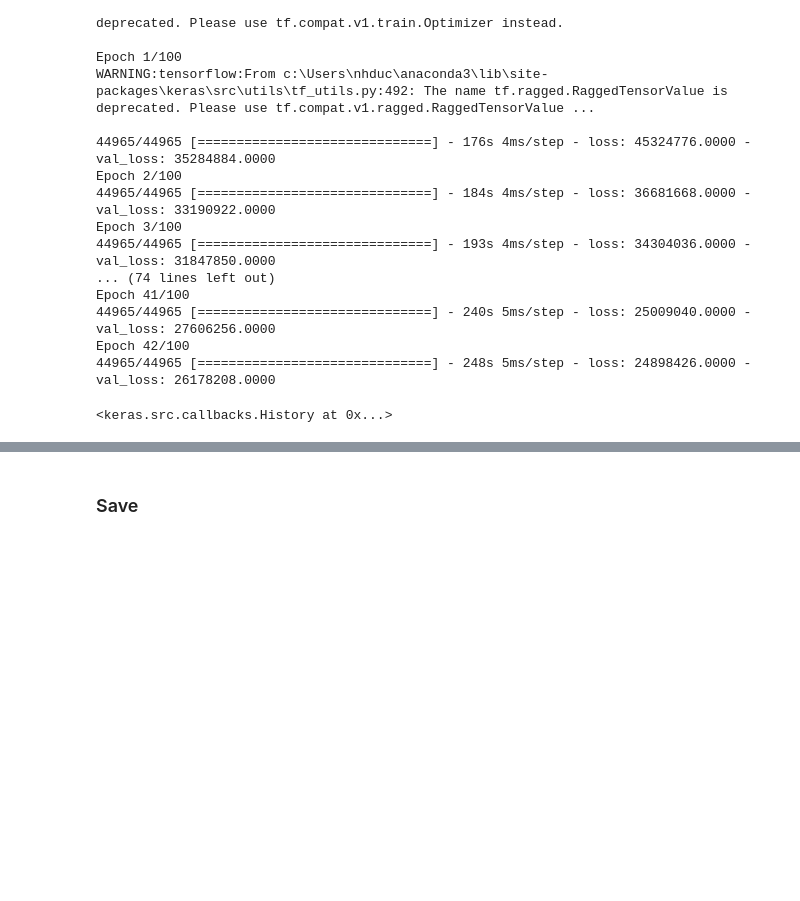
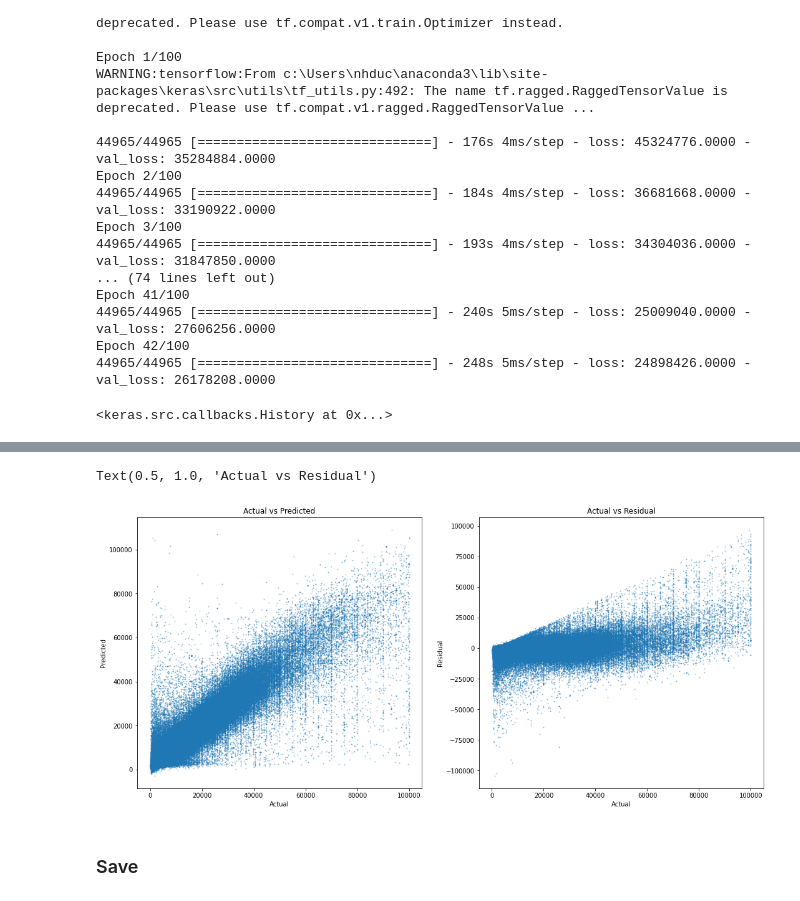
Before and after one commit to nhDuc1993/GMT6740, a Jupyter notebook: scr/neural_network.ipynb, the cells around one changed output, grey strips where cells are left out. Saved outputs shown, nothing was run; the diff lists cells and outputs as text; code cells hidden in the pictures; blank space fills up the shorter version.

```diff
--- a/scr/neural_network.ipynb
+++ b/scr/neural_network.ipynb
@@ -83,5 +86,23 @@ eva_df
 |  | Model | RMSE | MAE | R2 |
 | 0 | Neural Network | 4999.289558 | 2784.874343 | 0.844596 |
+# %%
+y_pred = y_pred.flatten()
+e = y_test - y_pred
+
+fig, ax = plt.subplots(1,2, figsize= (18,8))
+
+ax[0].scatter(y_test, y_pred, s = 1, alpha = 0.4)
+ax[0].set_xlabel('Actual')
+ax[0].set_ylabel('Predicted')
+ax[0].set_title('Actual vs Predicted')
+
+ax[1].scatter(y_test, e, s = 1, alpha = 0.4)
+ax[1].set_xlabel('Actual')
+ax[1].set_ylabel('Residual')
+ax[1].set_title('Actual vs Residual')
+# %% [output]
+Text(0.5, 1.0, 'Actual vs Residual')
+[figure, added]
 # %% [markdown]
 ### Save
 # %%
```
Also changed, not shown: parts of 3 cells of this notebook, 9 other files.
